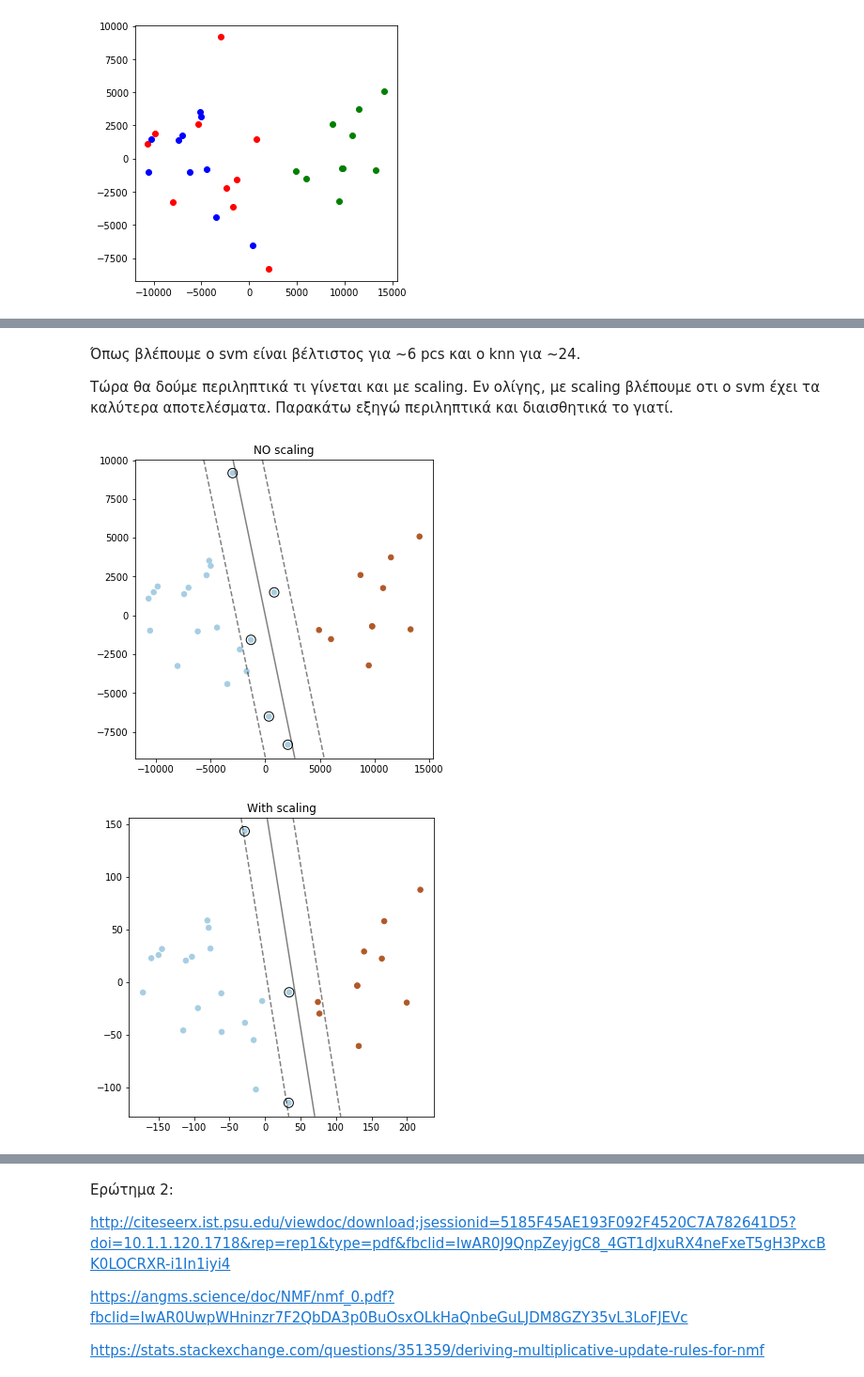
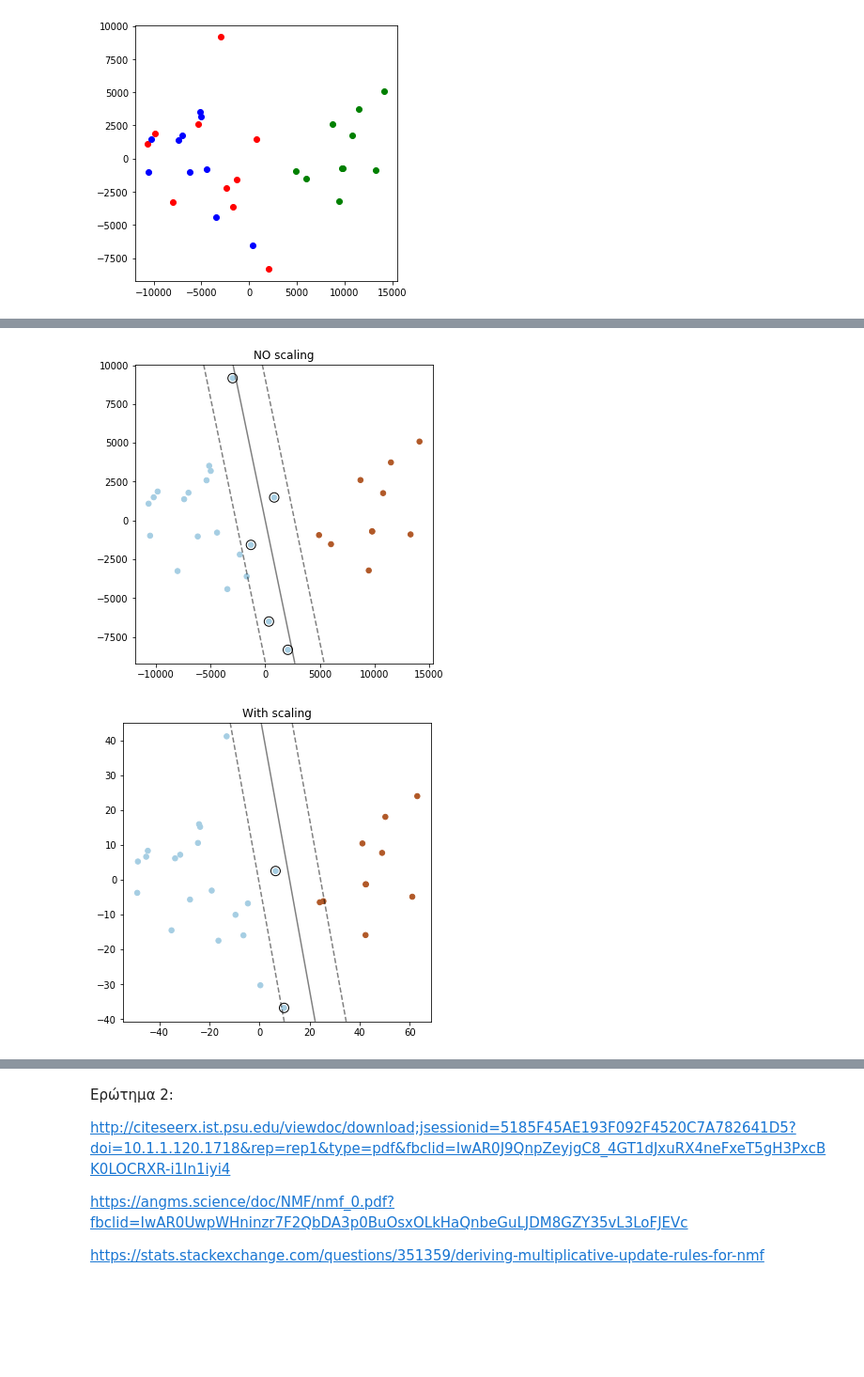
Before and after one commit to stratos1st/machine_learning_2020, a Jupyter notebook: Untitled.ipynb, the cells around one changed output, grey strips where cells are left out. Shown at 94% size. Saved outputs shown, nothing was run; the diff lists cells and outputs as text; code cells hidden in the pictures; blank space fills up the shorter version.

```diff
--- a/Untitled.ipynb
+++ b/Untitled.ipynb
@@ -278,32 +369,0 @@ plt.show()
-# %%
-accuracies_knn = []
-accuracies_svm = []
-for components_par in range(1,30):
-    # pca
-    pca = PCA(n_components=components_par)
-    principalComponents = pca.fit_transform(data)
-
-    # classifiers
-    knn = KNeighborsClassifier(n_neighbors=1)
-    svm = LinearSVC(dual=False)
-
-    # knn
-    knn.fit(data_tmp, labels)
-    scores_knn = np.mean(cross_val_score(knn, principalComponents, labels, cv=5, scoring='accuracy'))
-    accuracies_knn.append(scores_knn)
-
-    # svm
-    svm.fit(data_tmp, labels)
-    scores_svm = np.mean(cross_val_score(svm, principalComponents, labels, cv=5, scoring='accuracy'))
-    accuracies_svm.append(scores_svm)
-
-fig, axs = plt.subplots(2, constrained_layout=True)
-axs[0].set_title('knn')
-axs[0].set_xlabel('pcs')
-axs[0].set_ylabel('accuracy')
-axs[0].plot(range(1,30),accuracies_knn)
-axs[1].set_title('svm')
-axs[1].set_xlabel('pcs')
-axs[1].set_ylabel('accuracy')
-axs[1].plot(range(1,30),accuracies_svm)
-plt.show()
@@ -312,8 +370,3 @@ plt.show()
-# %% [markdown]
-Όπως βλέπουμε ο svm είναι βέλτιστος για ~6 pcs και ο knn για ~24.
-
-Τώρα θα δούμε περιληπτικά τι γίνεται και με scaling.
-Εν ολίγης, με scaling βλέπουμε οτι ο svm έχει τα καλύτερα αποτελέσματα. Παρακάτω εξηγώ περιληπτικά και διαισθητικά το γιατί.
 # %%
 # https://scikit-learn.org/stable/auto_examples/svm/plot_linearsvc_support_vectors.html
 
@@ -350,39 +403,39 @@ plt.show()
 
 #-------------------------------------------- with scaling
 # scale
-scaler = StandardScaler()
+scaler = MinMaxScaler()
 data_tmp = scaler.fit_transform(data)
 
 # pca
 pca = PCA(n_components=2)
 principalComponents = pca.fit_transform(data_tmp)
 
 X = principalComponents
 y = np.array([x if x != 1 else 0 for x in labels])
 
 plt.figure(figsize=(10, 5))
 clf = LinearSVC(dual=False).fit(X, y)
 decision_function = clf.decision_function(X)
 support_vector_indices = np.where((2 * y - 1) * decision_function <= 1)[0]
 support_vectors = X[support_vector_indices]
 
 plt.subplot(1, 2, 1)
 plt.scatter(X[:, 0], X[:, 1], c=y, s=30, cmap=plt.cm.Paired)
 ax = plt.gca()
 xlim = ax.get_xlim()
 ylim = ax.get_ylim()
 xx, yy = np.meshgrid(np.linspace(xlim[0], xlim[1], 50),
                      np.linspace(ylim[0], ylim[1], 50))
 Z = clf.decision_function(np.c_[xx.ravel(), yy.ravel()])
 Z = Z.reshape(xx.shape)
 plt.contour(xx, yy, Z, colors='k', levels=[-1, 0, 1], alpha=0.5,
             linestyles=['--', '-', '--'])
 plt.scatter(support_vectors[:, 0], support_vectors[:, 1], s=100,
             linewidth=1, facecolors='none', edgecolors='k')
 plt.tight_layout()
 plt.title("With scaling")
 plt.show()
 # %% [output]
 [figure]
-[figure, old version]
+[figure, new version]
 # %% [markdown]
```
Also changed, not shown: parts of 14 cells of this notebook.
